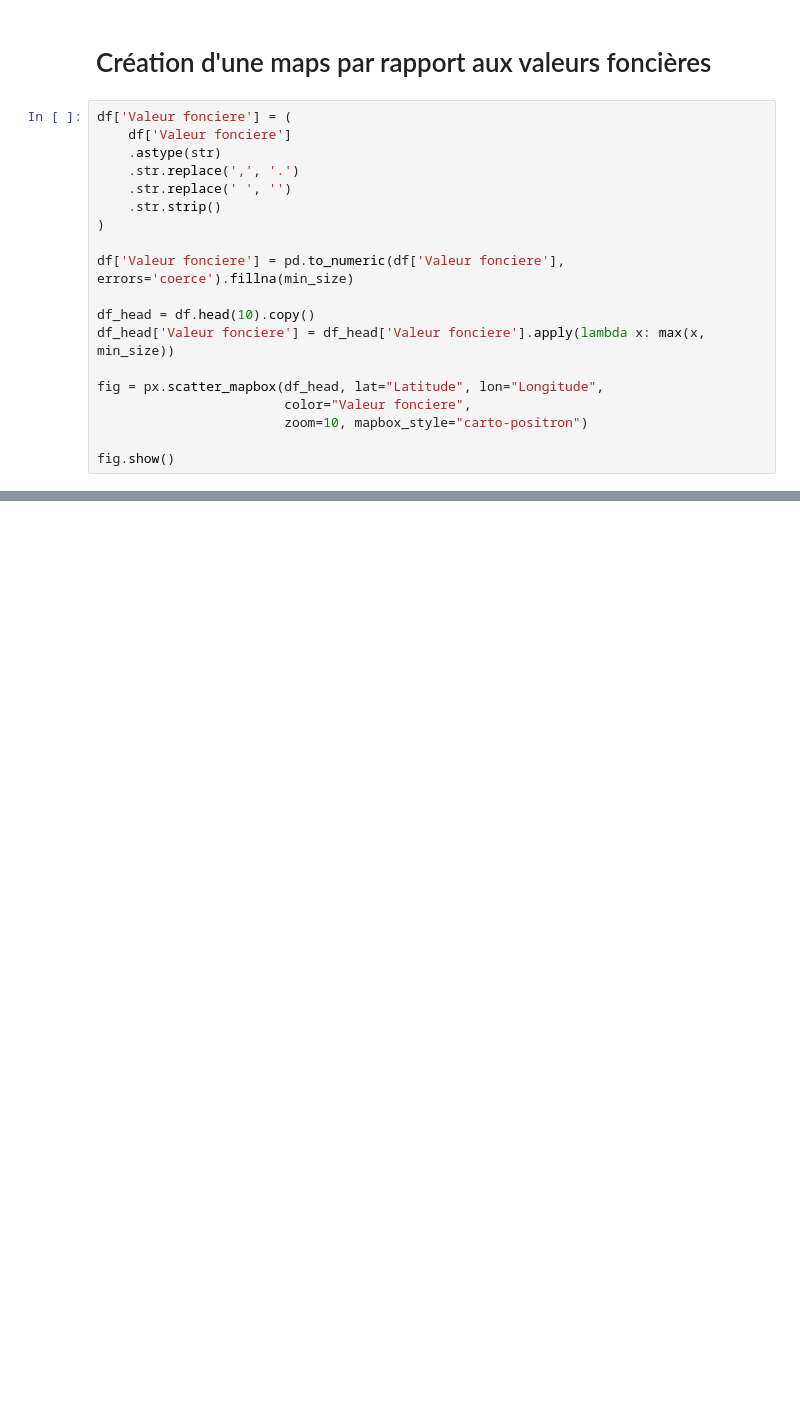
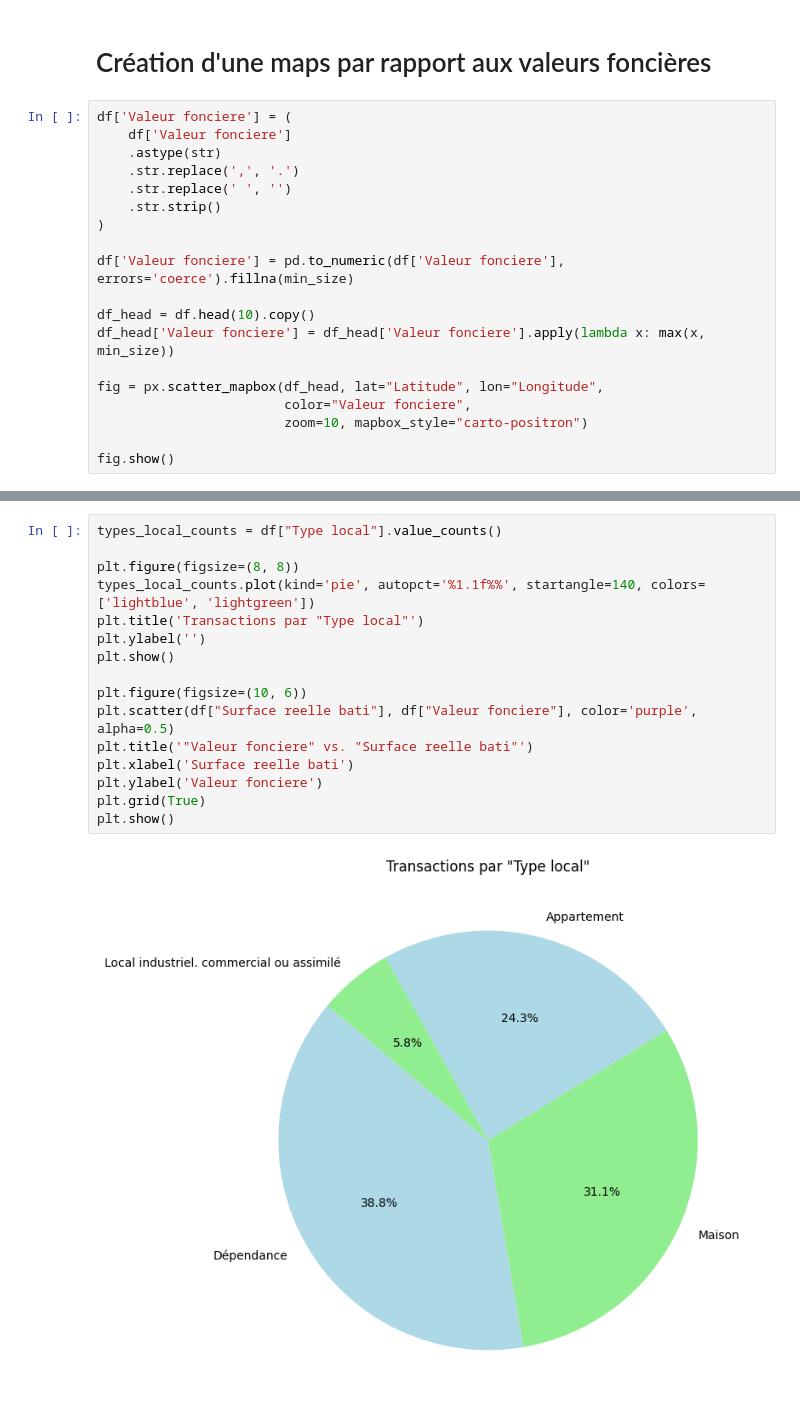
Before and after one commit to gdemerges/analyse_data_centric_immo, a Jupyter notebook: Data_centric_Guillaume.ipynb, the cells around one changed output, grey strips where cells are left out. Drawn from its saved outputs; the diff is of its cells as text; blank space fills up the shorter version.

```diff
--- a/Data_centric_Guillaume.ipynb
+++ b/Data_centric_Guillaume.ipynb
@@ -404,0 +447,18 @@ fig.show()
+# %%
+types_local_counts = df["Type local"].value_counts()
+
+plt.figure(figsize=(8, 8))
+types_local_counts.plot(kind='pie', autopct='%1.1f%%', startangle=140, colors=['lightblue', 'lightgreen'])
+plt.title('Transactions par "Type local"')
+plt.ylabel('')
+plt.show()
+
+plt.figure(figsize=(10, 6))
+plt.scatter(df["Surface reelle bati"], df["Valeur fonciere"], color='purple', alpha=0.5)
+plt.title('"Valeur fonciere" vs. "Surface reelle bati"')
+plt.xlabel('Surface reelle bati')
+plt.ylabel('Valeur fonciere')
+plt.grid(True)
+plt.show()
+# %% [output]
+[figure, added]
```
Also changed, not shown: parts of 6 cells of this notebook.
